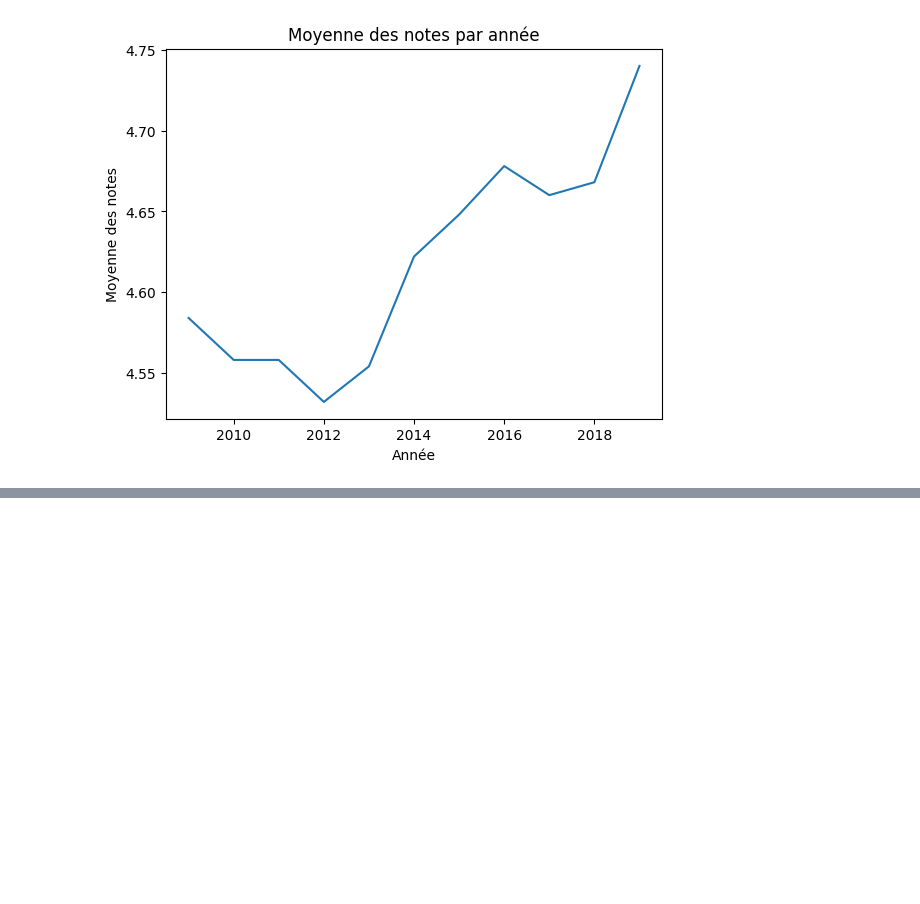
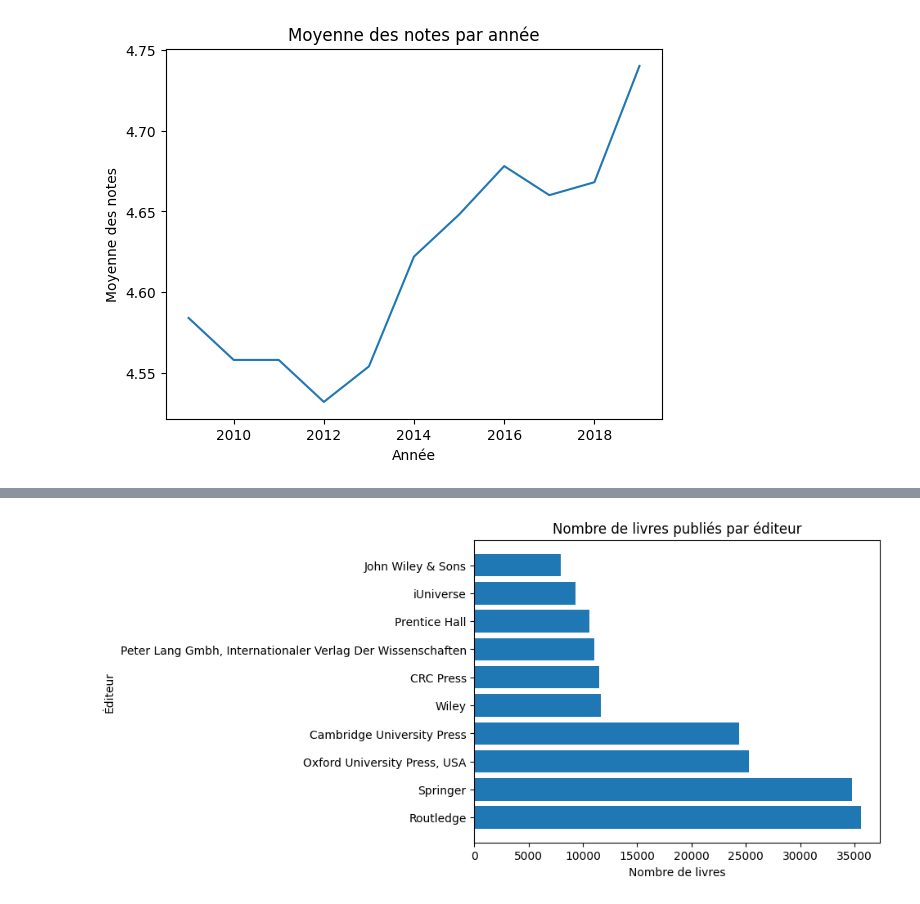
Before and after one commit to Quentin-bp/Ynov_B3_Data_BookStoryTelling, a Jupyter notebook: projetData.ipynb, the cells around one changed output, grey strips where cells are left out. Cells and saved outputs as stored; diff of their text form; code cells hidden in the pictures; blank space fills up the shorter version.

```diff
--- a/projetData.ipynb
+++ b/projetData.ipynb
@@ -143,0 +188,16 @@ KeyError: 'Year'
+# %%
+# Compter le nombre de livres publiés par éditeur
+books_per_publisher = df_final.groupby('Publisher')['ISBN'].count().sort_values(ascending=False)[:10]
+
+# Tracer le graphique en barres horizontales
+plt.barh(books_per_publisher.index, books_per_publisher.values)
+
+# Définir les titres et les étiquettes des axes
+plt.title('Nombre de livres publiés par éditeur')
+plt.xlabel('Nombre de livres')
+plt.ylabel('Éditeur')
+
+# Afficher le graphique
+plt.show()
+# %% [output]
+[figure, added]
```
Also changed, not shown: parts of 24 cells of this notebook.
